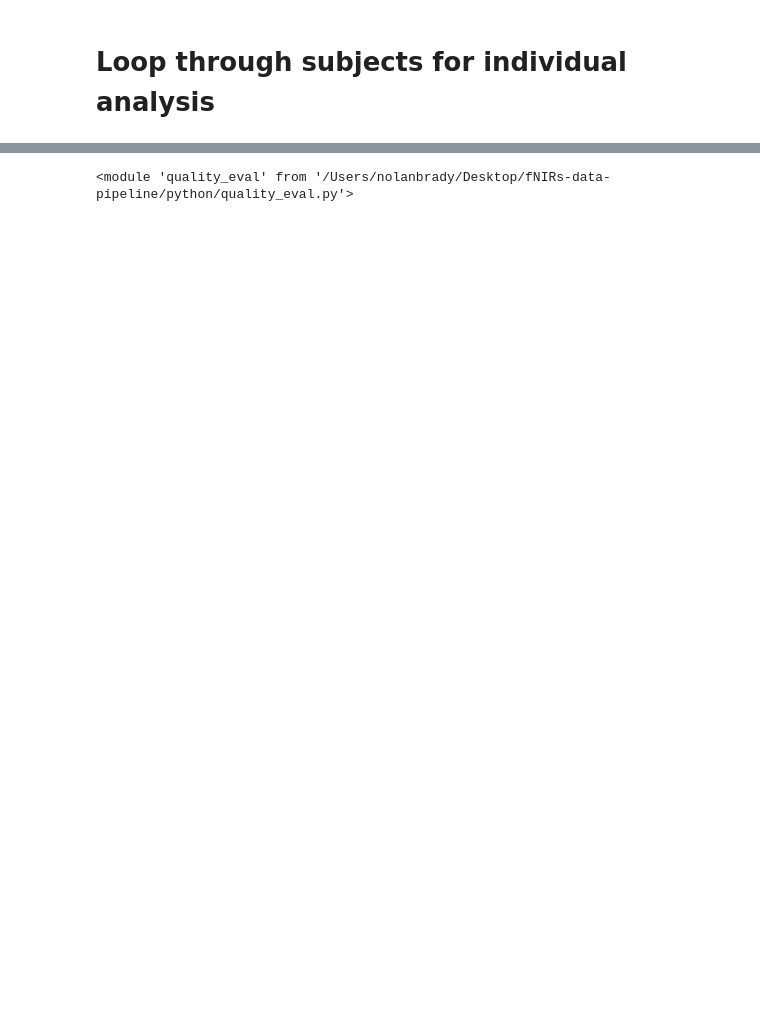
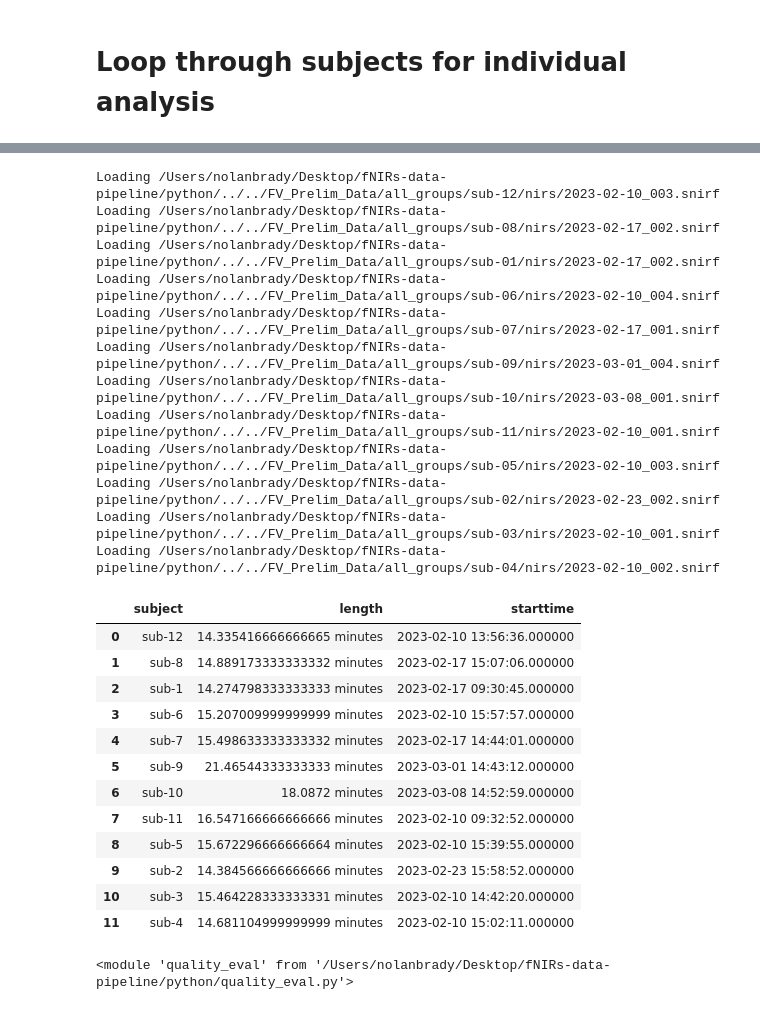
Before and after one commit to nolanrbrady/fNIRs-data-pipeline, a Jupyter notebook: python/Chatbot-python-pipeline.ipynb, the cells around one changed output, grey strips where cells are left out. Drawn from its saved outputs; the diff is of its cells as text; code cells hidden in the pictures; blank space fills up the shorter version.

```diff
--- a/python/Chatbot-python-pipeline.ipynb
+++ b/python/Chatbot-python-pipeline.ipynb
@@ -136,3 +160,51 @@ print(paths)
+# %%
+# Get Meta Data on the scans
+columns = ['subject', 'length', 'starttime']
+df = pd.DataFrame(columns=columns)
+for path in paths:
+    raw = mne.io.read_raw_snirf(path, verbose=True, preload=False)
+    start_time = raw.info['meas_date']
+
+    # Get Subject ID
+    ls = path.split('/')
+    res = list(filter(lambda a: 'sub' in a, ls))
+    id = int(res[0].split('-')[-1])
+    # Variables
+    subject = f'sub-{id}'
+    length = f'{raw.times[-1]/60} minutes'
+    start_time_str = start_time.strftime('%Y-%m-%d %H:%M:%S.%f')
+
+    this_df = pd.DataFrame({ 'subject': subject, 'length': length, 'starttime': start_time_str}, index=[0])
+    df = pd.concat([df, this_df], ignore_index=True)
+
+# df.to_csv('scan_metadata.csv')
+df
+# %% [output]
+Loading /Users/nolanbrady/Desktop/fNIRs-data-pipeline/python/../../FV_Prelim_Data/all_groups/sub-12/nirs/2023-02-10_003.snirf
+Loading /Users/nolanbrady/Desktop/fNIRs-data-pipeline/python/../../FV_Prelim_Data/all_groups/sub-08/nirs/2023-02-17_002.snirf
+Loading /Users/nolanbrady/Desktop/fNIRs-data-pipeline/python/../../FV_Prelim_Data/all_groups/sub-01/nirs/2023-02-17_002.snirf
+Loading /Users/nolanbrady/Desktop/fNIRs-data-pipeline/python/../../FV_Prelim_Data/all_groups/sub-06/nirs/2023-02-10_004.snirf
+Loading /Users/nolanbrady/Desktop/fNIRs-data-pipeline/python/../../FV_Prelim_Data/all_groups/sub-07/nirs/2023-02-17_001.snirf
+Loading /Users/nolanbrady/Desktop/fNIRs-data-pipeline/python/../../FV_Prelim_Data/all_groups/sub-09/nirs/2023-03-01_004.snirf
+Loading /Users/nolanbrady/Desktop/fNIRs-data-pipeline/python/../../FV_Prelim_Data/all_groups/sub-10/nirs/2023-03-08_001.snirf
+Loading /Users/nolanbrady/Desktop/fNIRs-data-pipeline/python/../../FV_Prelim_Data/all_groups/sub-11/nirs/2023-02-10_001.snirf
+Loading /Users/nolanbrady/Desktop/fNIRs-data-pipeline/python/../../FV_Prelim_Data/all_groups/sub-05/nirs/2023-02-10_003.snirf
+Loading /Users/nolanbrady/Desktop/fNIRs-data-pipeline/python/../../FV_Prelim_Data/all_groups/sub-02/nirs/2023-02-23_002.snirf
+Loading /Users/nolanbrady/Desktop/fNIRs-data-pipeline/python/../../FV_Prelim_Data/all_groups/sub-03/nirs/2023-02-10_001.snirf
+Loading /Users/nolanbrady/Desktop/fNIRs-data-pipeline/python/../../FV_Prelim_Data/all_groups/sub-04/nirs/2023-02-10_002.snirf
+|  | subject | length | starttime |
+| 0 | sub-12 | 14.335416666666665 minutes | 2023-02-10 13:56:36.000000 |
+| 1 | sub-8 | 14.889173333333332 minutes | 2023-02-17 15:07:06.000000 |
+| 2 | sub-1 | 14.274798333333333 minutes | 2023-02-17 09:30:45.000000 |
+| 3 | sub-6 | 15.207009999999999 minutes | 2023-02-10 15:57:57.000000 |
+| 4 | sub-7 | 15.498633333333332 minutes | 2023-02-17 14:44:01.000000 |
+| 5 | sub-9 | 21.46544333333333 minutes | 2023-03-01 14:43:12.000000 |
+| 6 | sub-10 | 18.0872 minutes | 2023-03-08 14:52:59.000000 |
+| 7 | sub-11 | 16.547166666666666 minutes | 2023-02-10 09:32:52.000000 |
+| 8 | sub-5 | 15.672296666666664 minutes | 2023-02-10 15:39:55.000000 |
+| 9 | sub-2 | 14.384566666666666 minutes | 2023-02-23 15:58:52.000000 |
+| 10 | sub-3 | 15.464228333333331 minutes | 2023-02-10 14:42:20.000000 |
+| 11 | sub-4 | 14.681104999999999 minutes | 2023-02-10 15:02:11.000000 |
 # %%
 importlib.reload(quality_eval)
 # Run a Signal Quality Check
```
Also changed, not shown: parts of 8 cells of this notebook, 8 other files.
